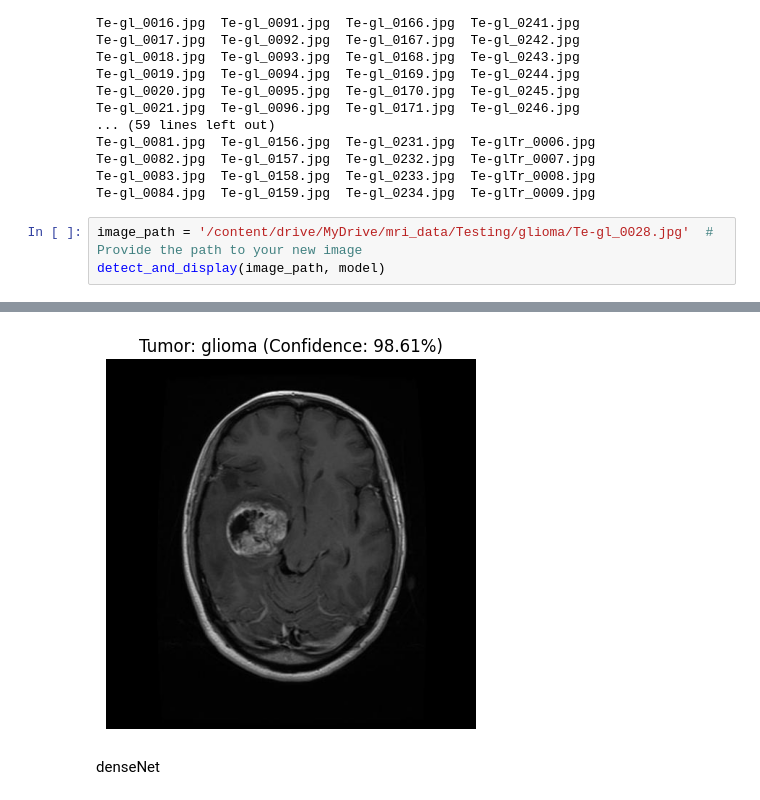
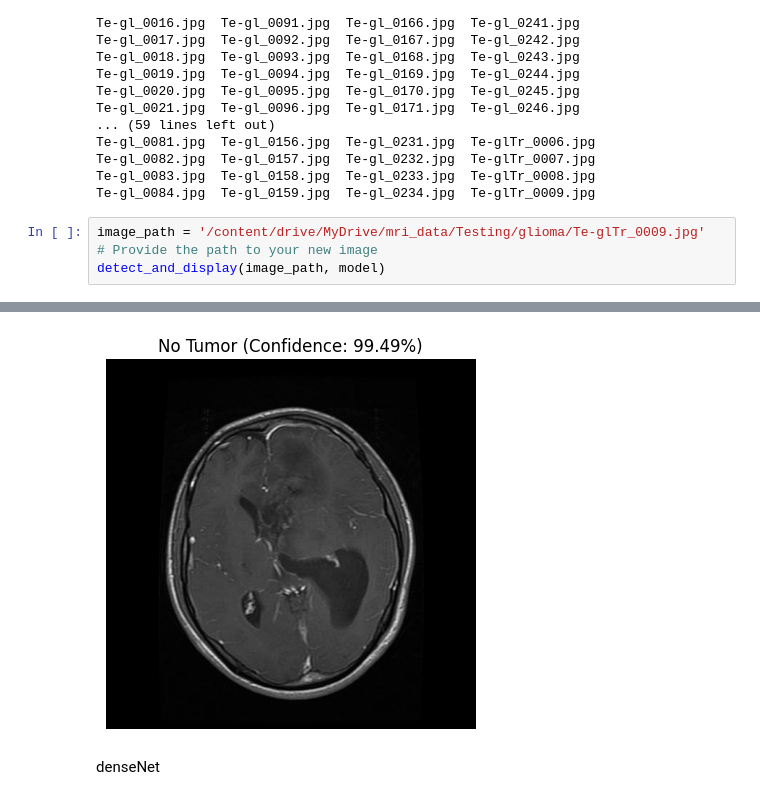
Before and after one commit to ShannonH98/PyTorch_Practice_Projects, a Jupyter notebook: MRI_Project.ipynb, the cells around one changed output, grey strips where cells are left out. Saved outputs shown, nothing was run; the diff lists cells and outputs as text.

```diff
--- a/MRI_Project.ipynb
+++ b/MRI_Project.ipynb
@@ -434,6 +434,6 @@ Te-gl_0082.jpg  Te-gl_0157.jpg  Te-gl_0232.jpg  Te-glTr_0007.jpg
 Te-gl_0083.jpg  Te-gl_0158.jpg  Te-gl_0233.jpg  Te-glTr_0008.jpg
 Te-gl_0084.jpg  Te-gl_0159.jpg  Te-gl_0234.jpg  Te-glTr_0009.jpg
 # %%
-image_path = '/content/drive/MyDrive/mri_data/Testing/glioma/Te-gl_0028.jpg'  # Provide the path to your new image
+image_path = '/content/drive/MyDrive/mri_data/Testing/glioma/Te-glTr_0009.jpg'  # Provide the path to your new image
 detect_and_display(image_path, model)
 # %% [output]
@@ -441,4 +441,4 @@ detect_and_display(image_path, model)
-[figure, old version]
+[figure, new version]
 # %% [markdown]
 denseNet
 # %%
```
Also changed, not shown: parts of 3 cells of this notebook.
